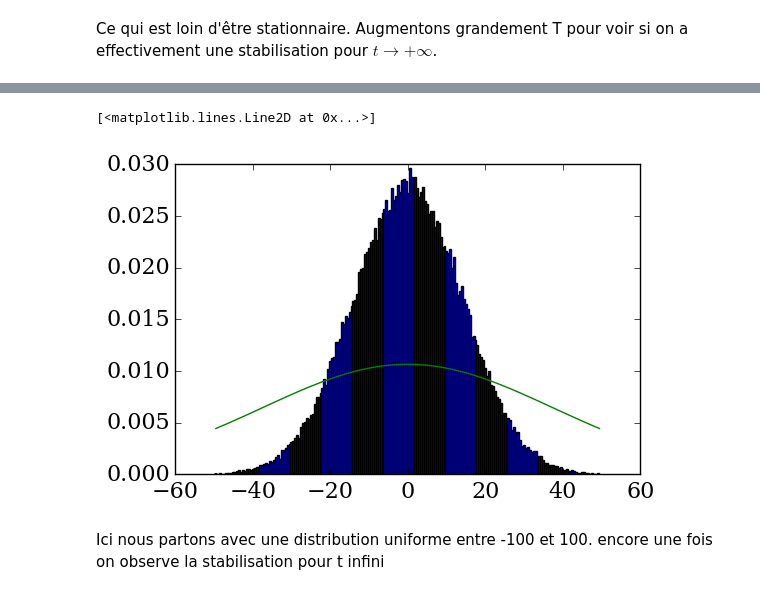
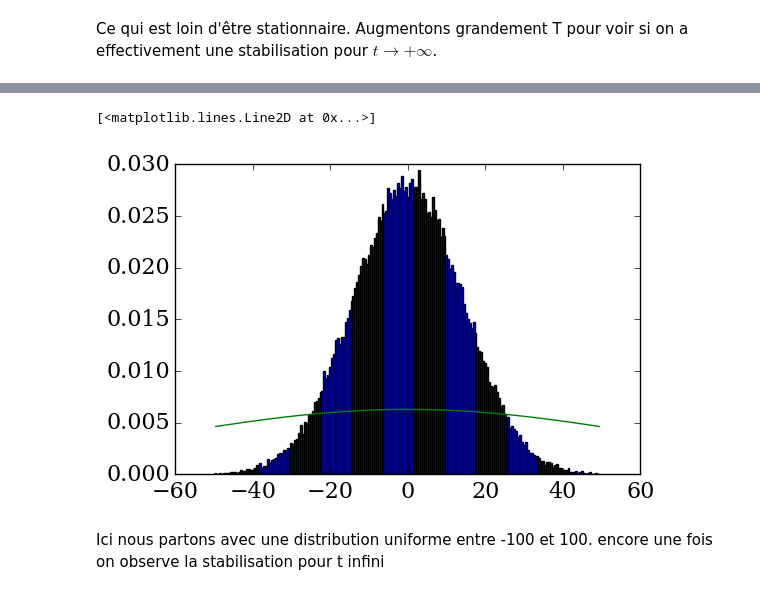
Before and after one commit to SeigneurSauron/numerical-mooc, a Jupyter notebook: working/Module 6 - THE LAST ONE.ipynb, the cells around one changed output, grey strips where cells are left out. Cells and saved outputs as stored; diff of their text form; code cells hidden in the pictures.

```diff
--- a/working/Module 6 - THE LAST ONE.ipynb
+++ b/working/Module 6 - THE LAST ONE.ipynb
@@ -427,20 +427,20 @@ for i in range(10):
 # %%
 # Generate bins centered around 0
 binwidth=0.5
 bins=numpy.arange(-50,50,binwidth) # cT = 100 donc on prévoit de centrer le graphique en x = 100
 bins = bins + binwidth/2
 
 # Compute bin centers
 bin_centers = bins[:-1]+binwidth/2
 
 # plot a histrogram for verification
 pyplot.hist(x[nt],bins,normed=True);
 
-sigmat2=gamma**2*dt**2+2*alpha*T
+sigmat2=c**2*dt**2+2*alpha*T+1
 pyplot.plot(bin_centers, numpy.exp(-(bin_centers)**2/(2.0*sigmat2))/numpy.sqrt(2*numpy.pi*sigmat2))
 # %% [output]
 [<matplotlib.lines.Line2D at 0x...>]
-[figure, old version]
+[figure, new version]
 # %% [markdown]
 Ici nous partons avec une distribution uniforme entre -100 et 100. encore une fois on observe la stabilisation pour t infini
 # %%
```
Also changed, not shown: parts of 50 cells of this notebook.
